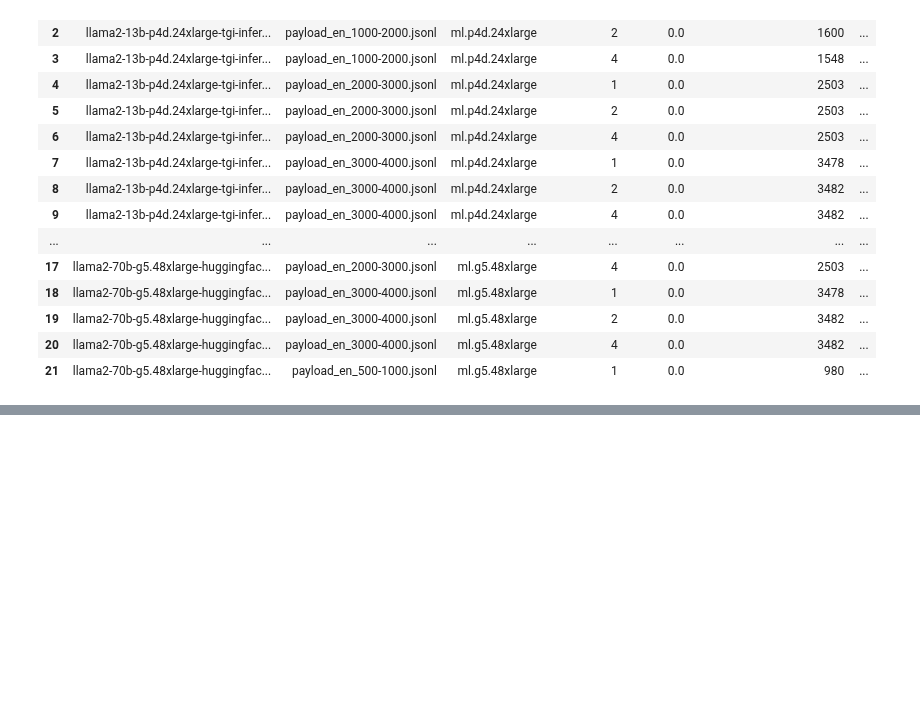
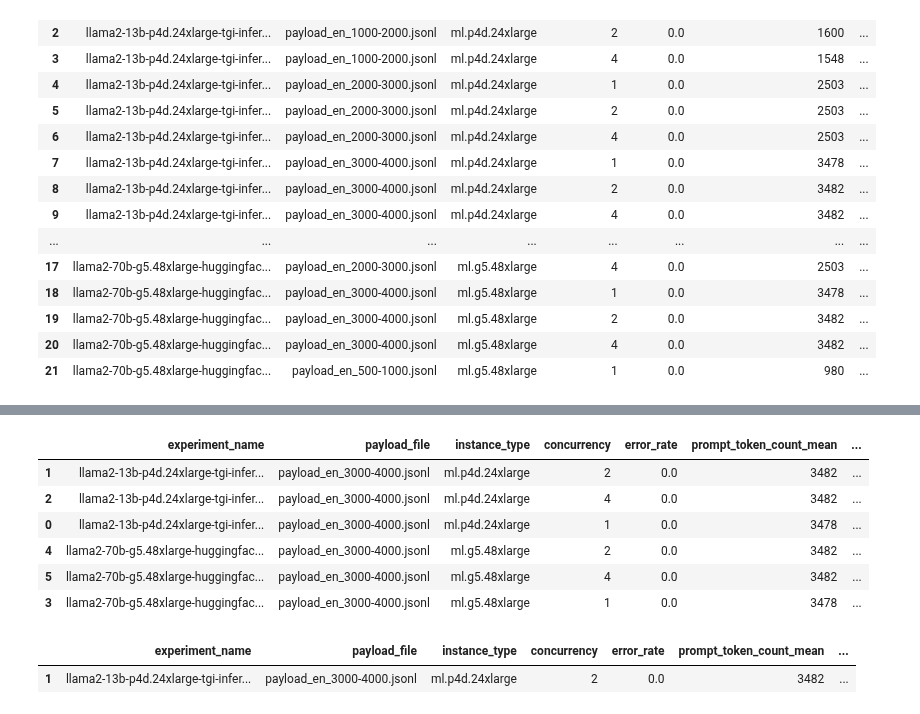
Before and after one commit to aws-samples/foundation-model-benchmarking-tool, a Jupyter notebook: 4_model_metric_analysis.ipynb, the cells around one changed output, grey strips where cells are left out. Drawn from its saved outputs; the diff is of its cells as text; code cells hidden in the pictures; blank space fills up the shorter version.

```diff
--- a/4_model_metric_analysis.ipynb
+++ b/4_model_metric_analysis.ipynb
@@ -339,0 +394,36 @@ logger.info(f"there are {len(df_summary_metrics_nz)} entries out of {len(df_summ
+# %%
+df_summary_metrics_dataset = pd.merge(df_summary_metrics_dataset, df_pricing, how='left')
+
+df_summary_metrics_dataset['price_per_txn'] = (df_summary_metrics_dataset['price_per_hour']/60)/df_summary_metrics_dataset['transactions_per_minute']
+price_per_tx_wt = config['metrics']['weights']['price_per_tx_wt']
+latency_wt = config['metrics']['weights']['latenct_wt']
+#df_summary_metrics_dataset['score'] = price_per_tx_wt*(1/df_summary_metrics_dataset['price_per_txn']) + latency_wt*(1/df_summary_metrics_dataset['latency_mean'])
+df_summary_metrics_dataset['score'] = 0.5*(1/df_summary_metrics_dataset['price_per_txn']) + 0.5*(1/df_summary_metrics_dataset['latency_mean'])
+
+"""
+df_summary_metrics_dataset['rank'] = (df_summary_metrics_dataset.sort_values(by="score", ascending=False)
+                      .groupby(['instance_type'])['concurrency']
+                      .rank(method='first', ascending=False)
+                   )
+"""
+df_summary_metrics_dataset = df_summary_metrics_dataset.sort_values(by="score", ascending=False)
+fpath: str = os.path.join(METRICS_DIR, SUMMARY_METRICS_FOR_DATASET_W_SCORES_FNAME)
+df_summary_metrics_dataset.to_csv(fpath, index=False)
+df_summary_metrics_dataset
+# %% [output]
+|  | experiment_name | payload_file | instance_type | concurrency | error_rate | prompt_token_count_mean | ... |
+| 1 | llama2-13b-p4d.24xlarge-tgi-infer... | payload_en_3000-4000.jsonl | ml.p4d.24xlarge | 2 | 0.0 | 3482 | ... |
+| 2 | llama2-13b-p4d.24xlarge-tgi-infer... | payload_en_3000-4000.jsonl | ml.p4d.24xlarge | 4 | 0.0 | 3482 | ... |
+| 0 | llama2-13b-p4d.24xlarge-tgi-infer... | payload_en_3000-4000.jsonl | ml.p4d.24xlarge | 1 | 0.0 | 3478 | ... |
+| 4 | llama2-70b-g5.48xlarge-huggingfac... | payload_en_3000-4000.jsonl | ml.g5.48xlarge | 2 | 0.0 | 3482 | ... |
+| 5 | llama2-70b-g5.48xlarge-huggingfac... | payload_en_3000-4000.jsonl | ml.g5.48xlarge | 4 | 0.0 | 3482 | ... |
+| 3 | llama2-70b-g5.48xlarge-huggingfac... | payload_en_3000-4000.jsonl | ml.g5.48xlarge | 1 | 0.0 | 3478 | ... |
+# %%
+# select the best option overall and for each instance type
+df_summary_metrics_dataset_overall = df_summary_metrics_dataset[df_summary_metrics_dataset.score == df_summary_metrics_dataset.score.max()]
+fpath: str = os.path.join(METRICS_DIR, SUMMARY_METRICS_FOR_DATASET_W_SCORES_BEST_OPTION_FNAME)
+df_summary_metrics_dataset_overall.to_csv(fpath, index=False)
+df_summary_metrics_dataset_overall
+# %% [output]
+|  | experiment_name | payload_file | instance_type | concurrency | error_rate | prompt_token_count_mean | ... |
+| 1 | llama2-13b-p4d.24xlarge-tgi-infer... | payload_en_3000-4000.jsonl | ml.p4d.24xlarge | 2 | 0.0 | 3482 | ... |
```
Also changed, not shown: parts of 16 cells of this notebook, 21 other files.
